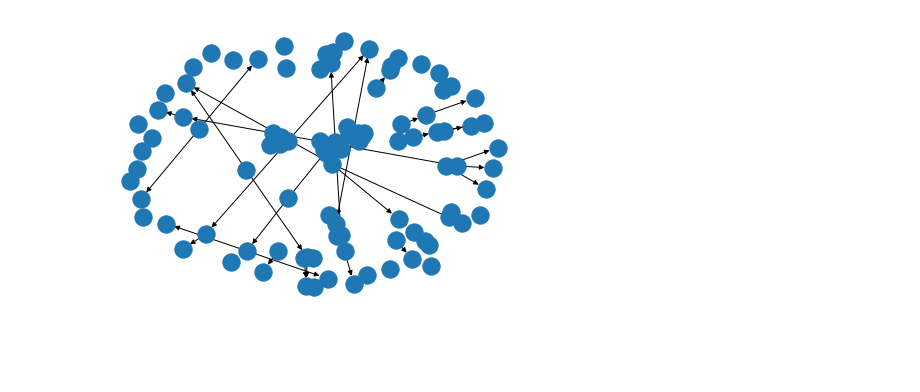
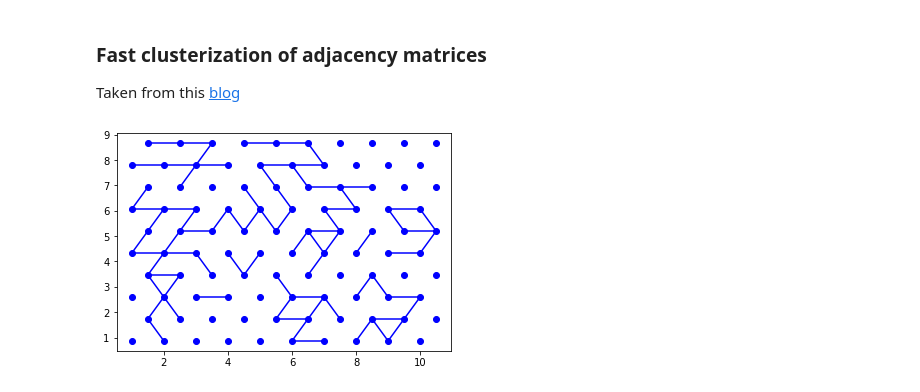
Before and after one commit to ccontrer/RNDStuff, a Jupyter notebook: Adjancency.ipynb, the cells around one changed output. Drawn from its saved outputs; the diff is of its cells as text; code cells hidden in the pictures; blank space fills up the shorter version.

Commit message:
adjacency with clusters

```diff
--- a/Adjancency.ipynb
+++ b/Adjancency.ipynb
@@ -4,25 +6 @@ import scipy as sp
 import matplotlib.pyplot as plt
-# %%
-# [X, Y] = meshgrid(1:a, 1:a)
-# for i = 2:2:a
-# 	X(i,:) = X(i,:) + 1/2;
-# end
-# Y = Y*sqrt(3)/2;
-# x = X(:)
-# y = Y(:)
-
-a = 10          # Mesh width
-p = 0.25        # Link probability
-
-Y, X = np.meshgrid(np.linspace(1, a, a), np.linspace(1, a, a), sparse=False, indexing='ij')
-print(X)
-print(Y)
-
-for i in np.arange(1, a+1, 2):
-    X[i, :] = X[i, :] + 1/2
-
-Y = Y*np.sqrt(3)/2
-x = np.reshape(X, (-1), order='F')
-y = np.reshape(Y, (-1), order='F')
-print(x)
-print(y)
@@ -141,6 +6,0 @@ print(L)
-# %%
-# % Get sparse adjacency matrix
-# A = sparse(L(:,1), L(:,2), ones(size(L,1),1), a^2, a^2)
-
-A = sp.sparse.csr_matrix((np.ones(len(L)), (L[:, 0], L[:, 1])), shape=(a**2, a**2))
-print(A)
@@ -186,6 +7,3 @@ plt.plot(x, y, 'o')
-# %%
-import networkx as nx
-G = nx.DiGraph(A)
-nx.draw(G)
-# %% [output]
-[figure, removed]
+# %% [markdown]
+### Fast clusterization of adjacency matrices
+Taken from this [blog](http://raphael.candelier.fr/?blog=Adj2cluster)
@@ -191,0 +75,5 @@ nx.draw(G)
+# %%
+A = random_adjacency_matrix(10, 0.25)
+show_adjacency_matrix(A)
+# %% [output]
+[figure, added]
```
Also changed, not shown: parts of 13 cells of this notebook.
